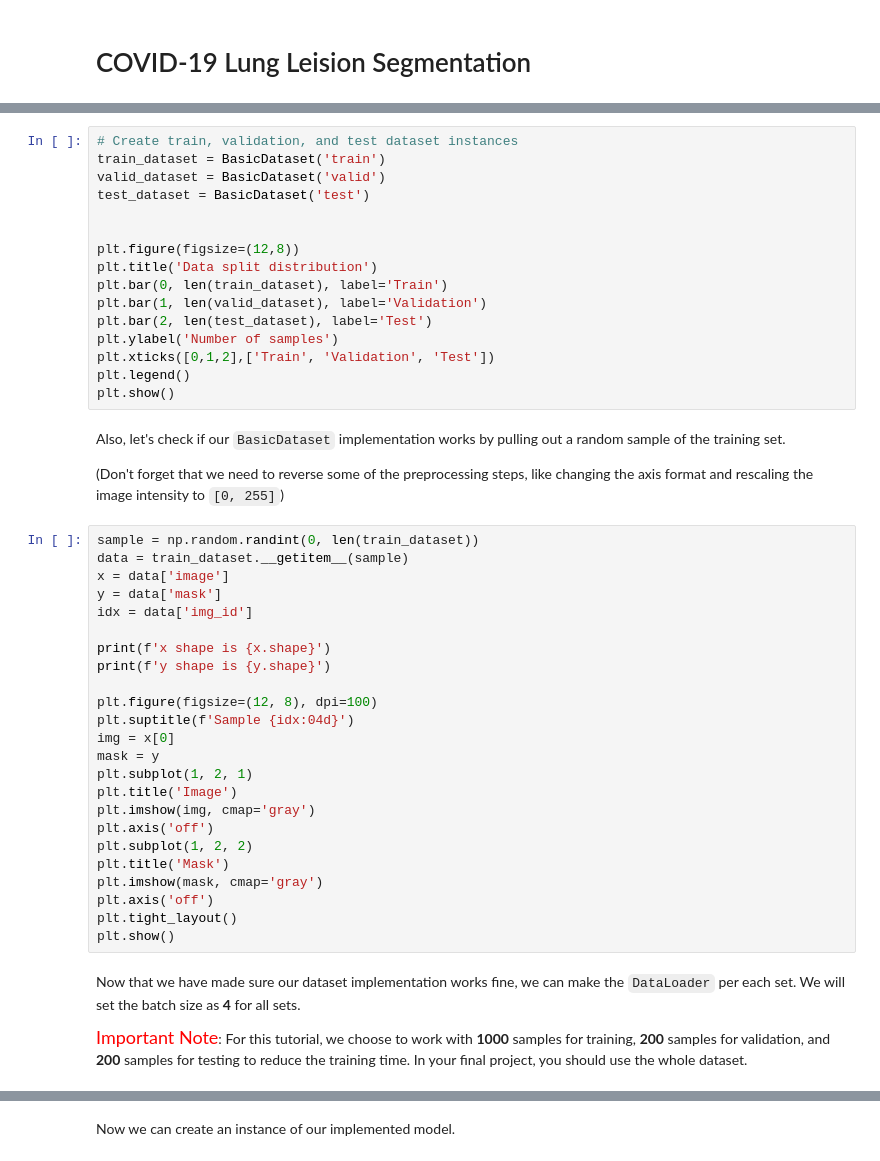
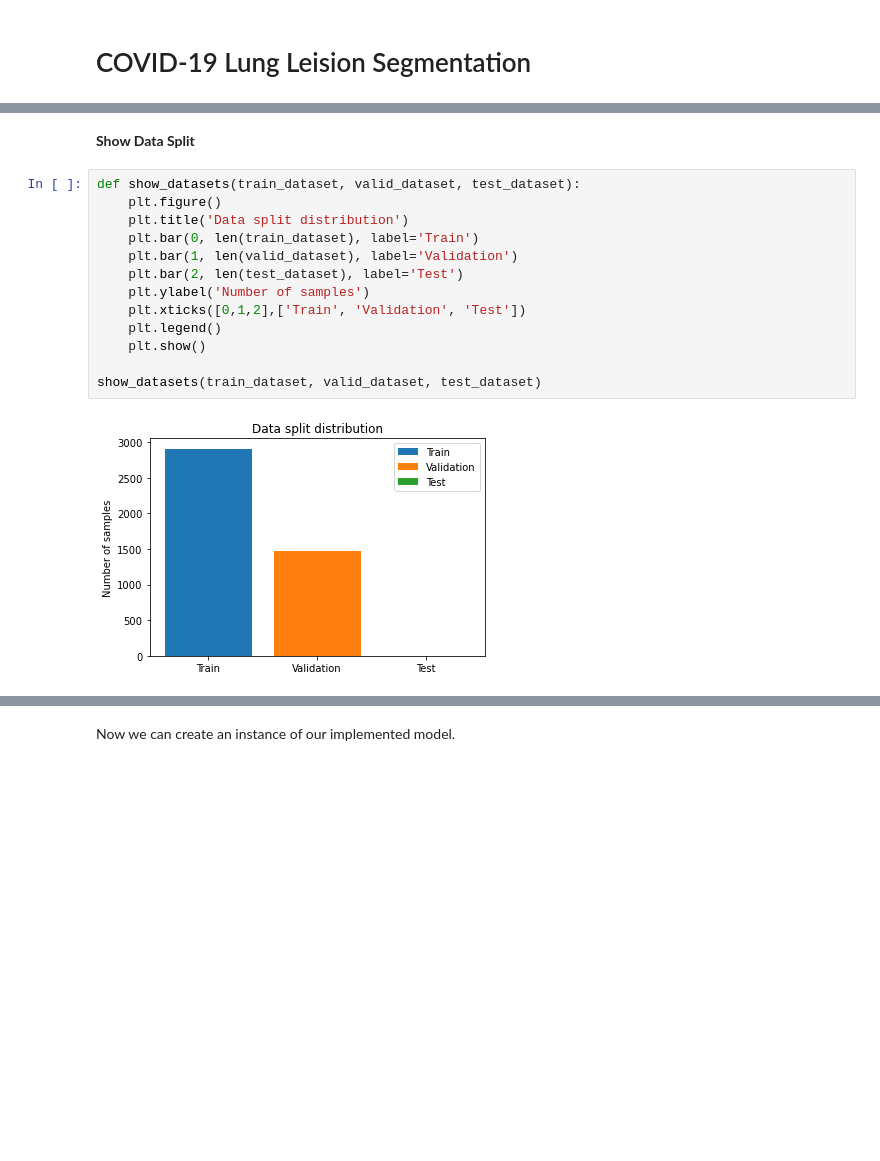
Before and after one commit to jyjuni/Covid19_Leision_Segmentation, a Jupyter notebook: src/train.ipynb, the cells around one changed output, grey strips where cells are left out. Drawn from its saved outputs; the diff is of its cells as text; blank space fills up the shorter version.

```diff
--- a/src/train.ipynb
+++ b/src/train.ipynb
@@ -99,48 +165,17 @@ Now we can create our three datasets and display the number of samples in each s
+# %% [markdown]
+<b> Show Data Split </b>
 # %%
-# Create train, validation, and test dataset instances
-train_dataset = BasicDataset('train')
-valid_dataset = BasicDataset('valid')
-test_dataset = BasicDataset('test')
+def show_datasets(train_dataset, valid_dataset, test_dataset):
+    plt.figure()
+    plt.title('Data split distribution')
+    plt.bar(0, len(train_dataset), label='Train')
+    plt.bar(1, len(valid_dataset), label='Validation')
+    plt.bar(2, len(test_dataset), label='Test')
+    plt.ylabel('Number of samples')
+    plt.xticks([0,1,2],['Train', 'Validation', 'Test'])
+    plt.legend()
+    plt.show()
 
-
-plt.figure(figsize=(12,8))
-plt.title('Data split distribution')
-plt.bar(0, len(train_dataset), label='Train')
-plt.bar(1, len(valid_dataset), label='Validation')
-plt.bar(2, len(test_dataset), label='Test')
-plt.ylabel('Number of samples')
-plt.xticks([0,1,2],['Train', 'Validation', 'Test'])
-plt.legend()
-plt.show()
+show_datasets(train_dataset, valid_dataset, test_dataset)
+# %% [output]
+[figure, added]
-# %% [markdown]
-Also, let's check if our `BasicDataset` implementation works by pulling out a random sample of the training set.
-
-(Don't forget that we need to reverse some of the preprocessing steps, like changing the axis format and rescaling the image intensity to `[0, 255]`)
-# %%
-sample = np.random.randint(0, len(train_dataset))
-data = train_dataset.__getitem__(sample)
-x = data['image']
-y = data['mask']
-idx = data['img_id']
-
-print(f'x shape is {x.shape}')
-print(f'y shape is {y.shape}')
-
-plt.figure(figsize=(12, 8), dpi=100)
-plt.suptitle(f'Sample {idx:04d}')
-img = x[0]
-mask = y
-plt.subplot(1, 2, 1)
-plt.title('Image')
-plt.imshow(img, cmap='gray')
-plt.axis('off')
-plt.subplot(1, 2, 2)
-plt.title('Mask')
-plt.imshow(mask, cmap='gray')
-plt.axis('off')
-plt.tight_layout()
-plt.show()
-# %% [markdown]
-Now that we have made sure our dataset implementation works fine, we can make the `DataLoader` per each set. We will set the batch size as **4** for all sets.
-
-<span style="color:red;font-size:18px;" font>Important Note</span>: For this tutorial, we choose to work with **1000** samples for training, **200** samples for validation, and **200** samples for testing to reduce the training time. In your final project, you should use the whole dataset.
```
Also changed, not shown: parts of 37 cells of this notebook, 9 other files.
